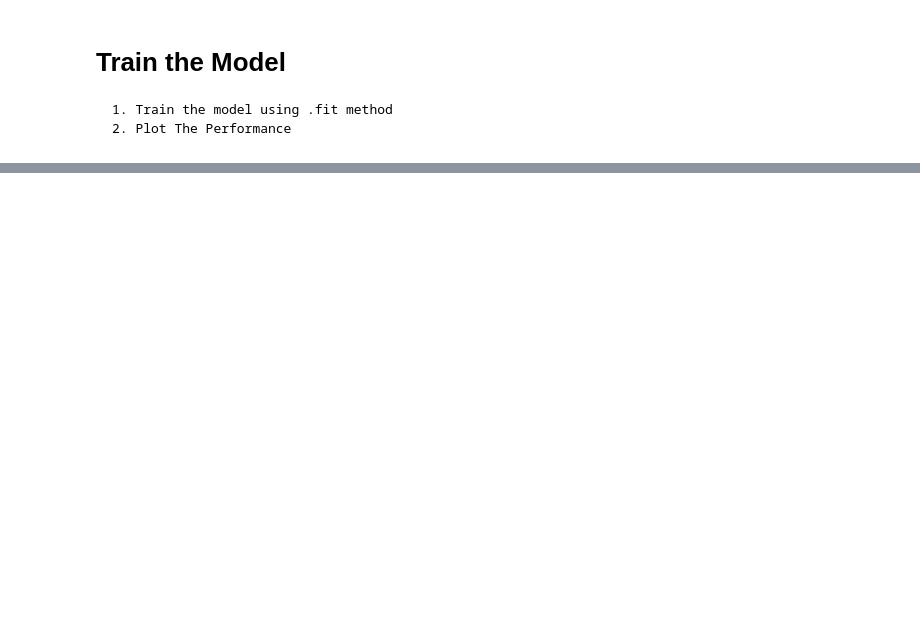
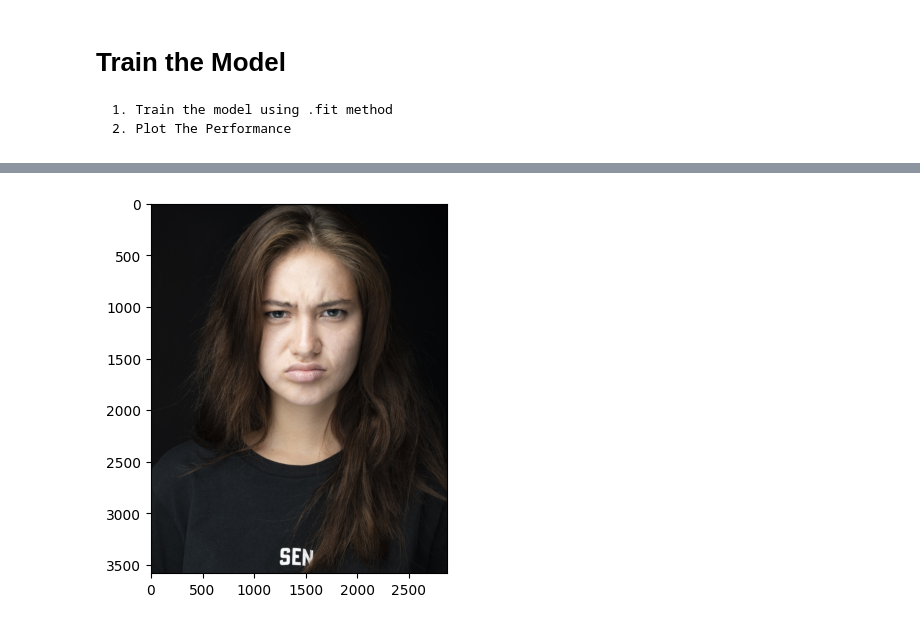
Before and after one commit to sobhimalak/Project, a Jupyter notebook: project.ipynb, the cells around one changed output, grey strips where cells are left out. Cells and saved outputs as stored; diff of their text form; code cells hidden in the pictures; blank space fills up the shorter version.

```diff
--- a/project.ipynb
+++ b/project.ipynb
@@ -351,3 +443,39 @@ plt.show()
+# %%
+import cv2
+import matplotlib.pyplot as plt
+import requests
+from io import BytesIO
+
+
+
+# URL of the image you want to fetch
+image_url = 'https://images.unsplash.com/photo-1601412436967-8b2d90944ded?ixlib=rb-4.0.3&ixid=M3wxMjA3fDB8MHxwaG90by1wYWdlfHx8fGVufDB8fHx8fA%3D%3D&auto=format&fit=crop&w=2864&q=80'
+
+# Send an HTTP request to download the image
+response = requests.get(image_url)
+
+# Check if the request was successful (status code 200)
+if response.status_code == 200:
+    # Read the image data from the response content
+    image_data = BytesIO(response.content)
+
+    # Load the image using OpenCV
+    img = cv2.imdecode(np.frombuffer(image_data.read(), np.uint8), -1)
+
+    # Check if the image was loaded successfully
+    if img is not None:
+        # Convert BGR to RGB
+        img_rgb = cv2.cvtColor(img, cv2.COLOR_BGR2RGB)
+
+        # Display the image using Matplotlib
+        plt.imshow(img_rgb)
+        plt.show()
+    else:
+        print("Failed to load the image.")
+else:
+    print("Failed to fetch the image from the web.")
+# %% [output]
+[figure, added]
 # %%
 # resize the image to 256x256
 resize = tf.image.resize(img, (256,256))
```
Also changed, not shown: parts of 42 cells of this notebook, 31 other files.
